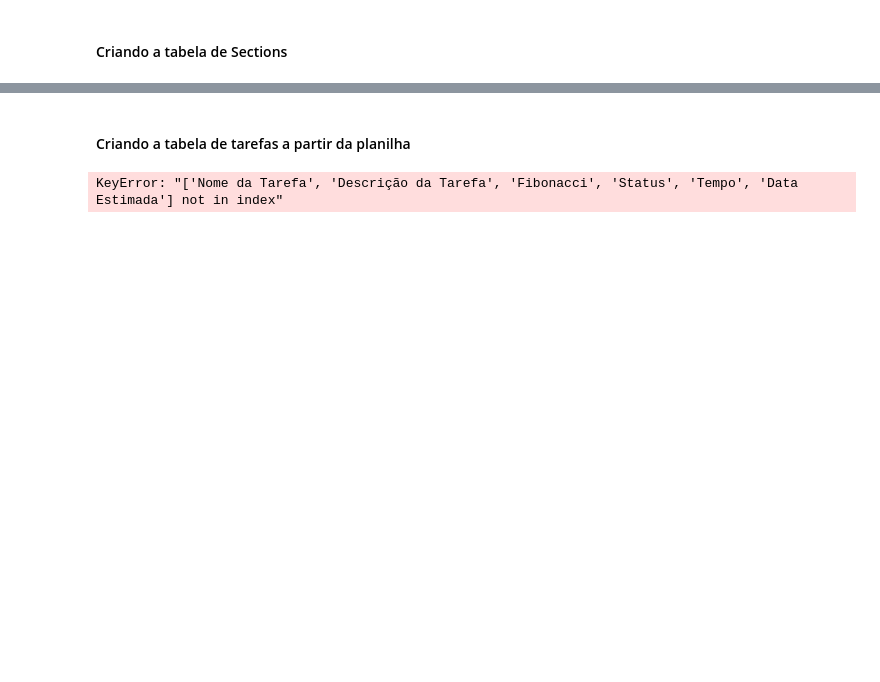
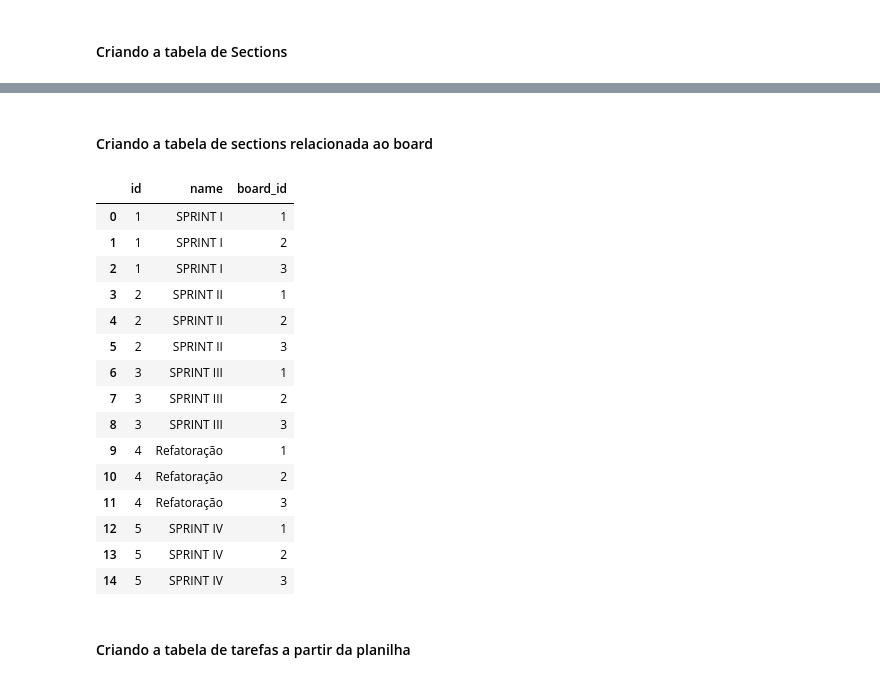
Before and after one commit to sptech-eventify/database-files, a Jupyter notebook: notebooks/migration.ipynb, the cells around one changed output, grey strips where cells are left out. Saved outputs shown, nothing was run; the diff lists cells and outputs as text; code cells hidden in the pictures; blank space fills up the shorter version.

```diff
--- a/notebooks/migration.ipynb
+++ b/notebooks/migration.ipynb
@@ -217,0 +236,4 @@ df_sections.head()
+# %%
+data = ["SPRINT I", 1], ["SPRINT II", 2], ["SPRINT III", 3], ["Refatoração", 4], ["SPRINT IV", 5]
+df_sections_ordenados = pd.DataFrame(data, columns=['name', 'id'])
+df_sections_ordenados.head()
@@ -218,10 +247,34 @@ df_sections.head()
+# %% [markdown]
+#### Criando a tabela de sections relacionada ao board
+# %%
+# Para cada registro de df_sections_ordenados, pegar todos os ids de df_boards e criar uma ocorrência dentro de um novo dataframe chamado df_sections
+
+df_sections = pd.DataFrame(columns=['id', 'name', 'board_id'])
+
+for index, row in df_sections_ordenados.iterrows():
+    for index2, row2 in df_boards.iterrows():
+        df_sections = pd.concat([df_sections, pd.DataFrame({"id": row["id"], "name": row["name"], "board_id": row2["id"]}, index=[0])], ignore_index=True)
+
+df_sections.head(20)
+# %% [output]
+|  | id | name | board_id |
+| 0 | 1 | SPRINT I | 1 |
+| 1 | 1 | SPRINT I | 2 |
+| 2 | 1 | SPRINT I | 3 |
+| 3 | 2 | SPRINT II | 1 |
+| 4 | 2 | SPRINT II | 2 |
+| 5 | 2 | SPRINT II | 3 |
+| 6 | 3 | SPRINT III | 1 |
+| 7 | 3 | SPRINT III | 2 |
+| 8 | 3 | SPRINT III | 3 |
+| 9 | 4 | Refatoração | 1 |
+| 10 | 4 | Refatoração | 2 |
+| 11 | 4 | Refatoração | 3 |
+| 12 | 5 | SPRINT IV | 1 |
+| 13 | 5 | SPRINT IV | 2 |
+| 14 | 5 | SPRINT IV | 3 |
 # %% [markdown]
 #### Criando a tabela de tarefas a partir da planilha
-# %%
-df_tarefas = pd.DataFrame(columns=['name', 'description', 'priority', 'fibonacci', 'status', 'time', 'data_estimada', 'section_id'])
-df_tarefas = df_planilha[['Nome da Tarefa', 'Descrição', 'Prioridade', 'Rótulos', 'Status', 'Tempo', 'Data Estimada', 'section']]
-# %% [output]
-KeyError: "['Nome da Tarefa', 'Descrição da Tarefa', 'Fibonacci', 'Status', 'Tempo', 'Data Estimada'] not in index"
 # %%
 df_planilha.head(100)
 # %% [output]
```
Also changed, not shown: parts of 14 cells of this notebook.
